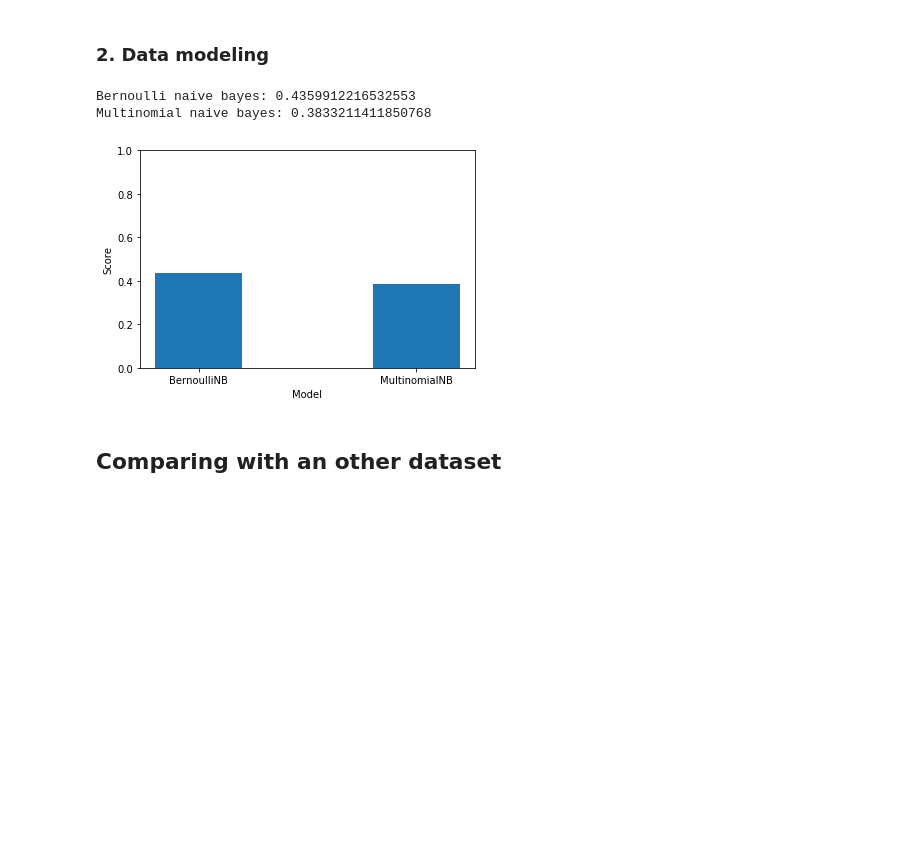
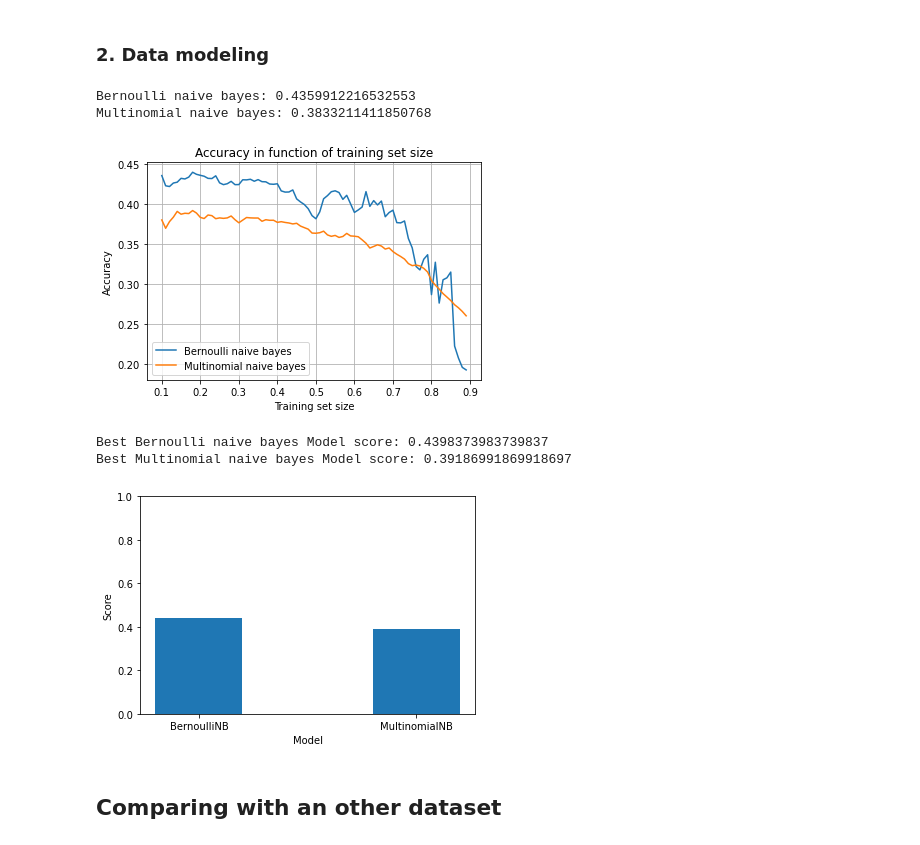
Before and after one commit to louizaaouaouche/Music-genre-classification-based-on-lyrics, a Jupyter notebook: notebook.ipynb, the cells around one changed output. Cells and saved outputs as stored; diff of their text form; code cells hidden in the pictures; blank space fills up the shorter version.

Commit message:
train and test best param

```diff
--- a/notebook.ipynb
+++ b/notebook.ipynb
@@ -297,18 +297,65 @@ print ("Bernoulli naive bayes: %s"%(BernoulliNB().fit(x_train,y_train).score(x_t
 
 multinomial_score = MultinomialNB().fit(x_train,y_train).score(x_test,y_test)
 print ("Multinomial naive bayes: %s"%(MultinomialNB().fit(x_train,y_train).score(x_test,y_test)))
-
-x = np.arange(2)
-plt.bar(x, height=[bernoulli_score,multinomial_score], width=0.4)
-plt.xlabel('Model')
-plt.ylabel('Score')
-plt.ylim([0, 1])
-plt.xticks(x, ['BernoulliNB','MultinomialNB'])
-plt.show()
 # %% [output]
 Bernoulli naive bayes: 0.4359912216532553
 Multinomial naive bayes: 0.3833211411850768
-[figure, removed]
+# %%
+#finding the best parameter for the train-test size
+y = data.genre.values
+
+token = RegexpTokenizer(r'[a-zA-Z0-9]+')
+cv = CountVectorizer(ngram_range = (1,1),tokenizer = token.tokenize)
+x = cv.fit_transform(data['lyrics'])
+
+x_axis = [i/100 for i in range(10,90)]
+
+y_ber_axis = []
+y_mult_axis = []
+
+max_ber_score = 0
+max_mult_score = 0
+
+param_max_ber = 0
+param_max_mult = 0
+
+for size_of_test in x_axis:
+    x_train, x_test, y_train, y_test = train_test_split(x, y, test_size = size_of_test, random_state = 0)
+    bernoulli_score = BernoulliNB().fit(x_train,y_train).score(x_test,y_test)
+    y_ber_axis.append(bernoulli_score)
+    if bernoulli_score > max_ber_score:
+        max_ber_score = bernoulli_score
+        param_max_ber = size_of_test
+    multinomial_score = MultinomialNB().fit(x_train,y_train).score(x_test,y_test)
+    y_mult_axis.append(multinomial_score)
+    if multinomial_score > max_mult_score:
+        max_mult_score = multinomial_score
+        param_max_mult = size_of_test
+
+plt.plot(x_axis, y_ber_axis , label = "Bernoulli naive bayes")
+plt.plot(x_axis, y_mult_axis , label = "Multinomial naive bayes")
+plt.legend(loc="lower left")
+plt.grid(True)
+plt.title('Accuracy in function of training set size')
+plt.xlabel('Training set size')
+plt.ylabel('Accuracy')
+plt.show()
+
+print ("Best Bernoulli naive bayes Model score: %s"%(max_ber_score))
+print ("Best Multinomial naive bayes Model score: %s"%(max_mult_score))
+
+x = np.arange(2)
+plt.bar(x, height=[max_ber_score,max_mult_score], width=0.4)
+plt.xlabel('Model')
+plt.ylabel('Score')
+plt.ylim([0, 1])
+plt.xticks(x, ['BernoulliNB','MultinomialNB'])
+plt.show()
+# %% [output]
+[figure, added]
+Best Bernoulli naive bayes Model score: 0.4398373983739837
+Best Multinomial naive bayes Model score: 0.39186991869918697
+[figure, added]
 # %% [markdown]
 ## Comparing with an other dataset
 # %% [markdown]
```
Also changed, not shown: parts of 24 cells of this notebook.
